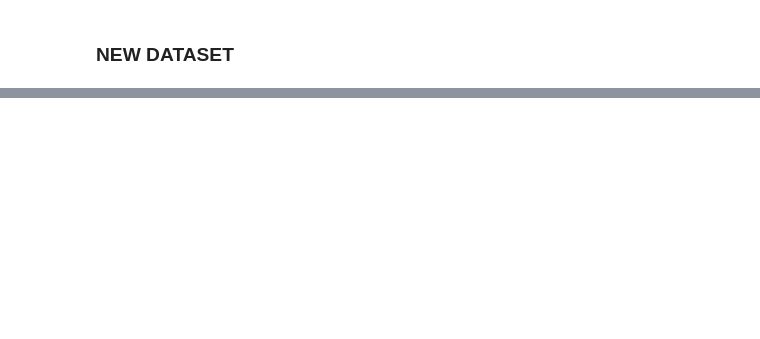
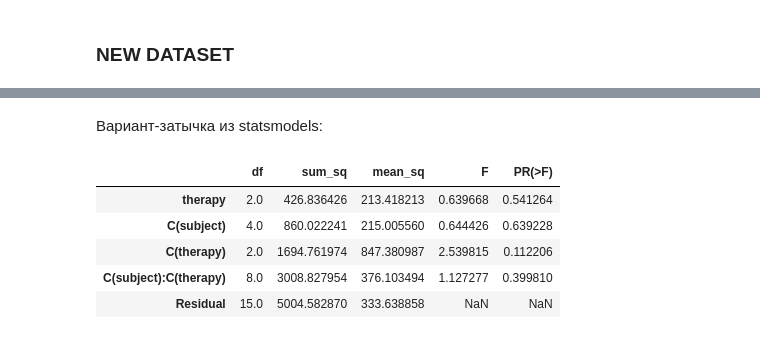
Before and after one commit to Osfory/Statistical_and_Data_Analysis_Test_area, a Jupyter notebook: Python/My_First_Chapter - Exploratory_DA.ipynb, the cells around one changed output, grey strips where cells are left out. Drawn from its saved outputs; the diff is of its cells as text; code cells hidden in the pictures; blank space fills up the shorter version.

Commit message:
ANOVA with repeated measurements added

```diff
--- a/Python/My_First_Chapter - Exploratory_DA.ipynb
+++ b/Python/My_First_Chapter - Exploratory_DA.ipynb
@@ -1141,0 +994,15 @@ dtype: float64
+# %% [markdown]
+Вариант-затычка из statsmodels:
+# %%
+# Уже ближе к правде, но всё равно не совсем то.
+model_therapy_2 = smf.ols('well_being ~ therapy + C(subject)*C(therapy)', data=therapy).fit()
+# %%
+aov_table_therapy_2 = sm.stats.anova_lm(model_therapy_2)
+aov_table_therapy_2
+# %% [output]
+|  | df | sum_sq | mean_sq | F | PR(>F) |
+| therapy | 2.0 | 426.836426 | 213.418213 | 0.639668 | 0.541264 |
+| C(subject) | 4.0 | 860.022241 | 215.005560 | 0.644426 | 0.639228 |
+| C(therapy) | 2.0 | 1694.761974 | 847.380987 | 2.539815 | 0.112206 |
+| C(subject):C(therapy) | 8.0 | 3008.827954 | 376.103494 | 1.127277 | 0.399810 |
+| Residual | 15.0 | 5004.582870 | 333.638858 | NaN | NaN |
```
Also changed, not shown: parts of 50 cells of this notebook.
